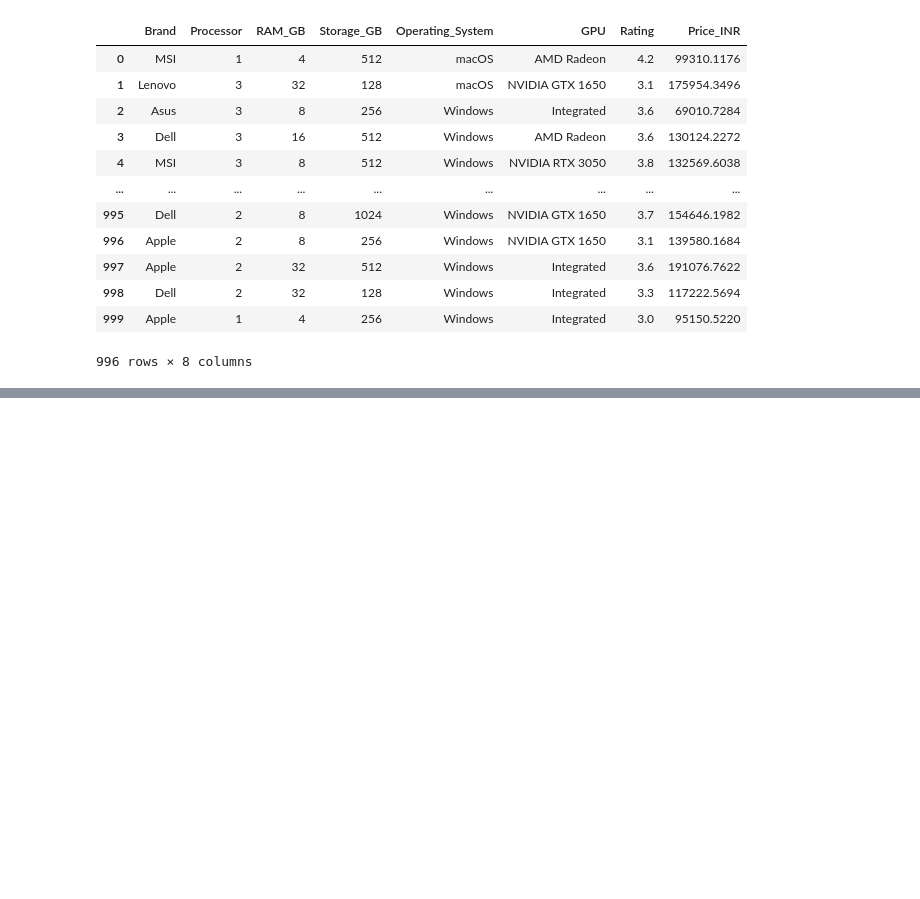
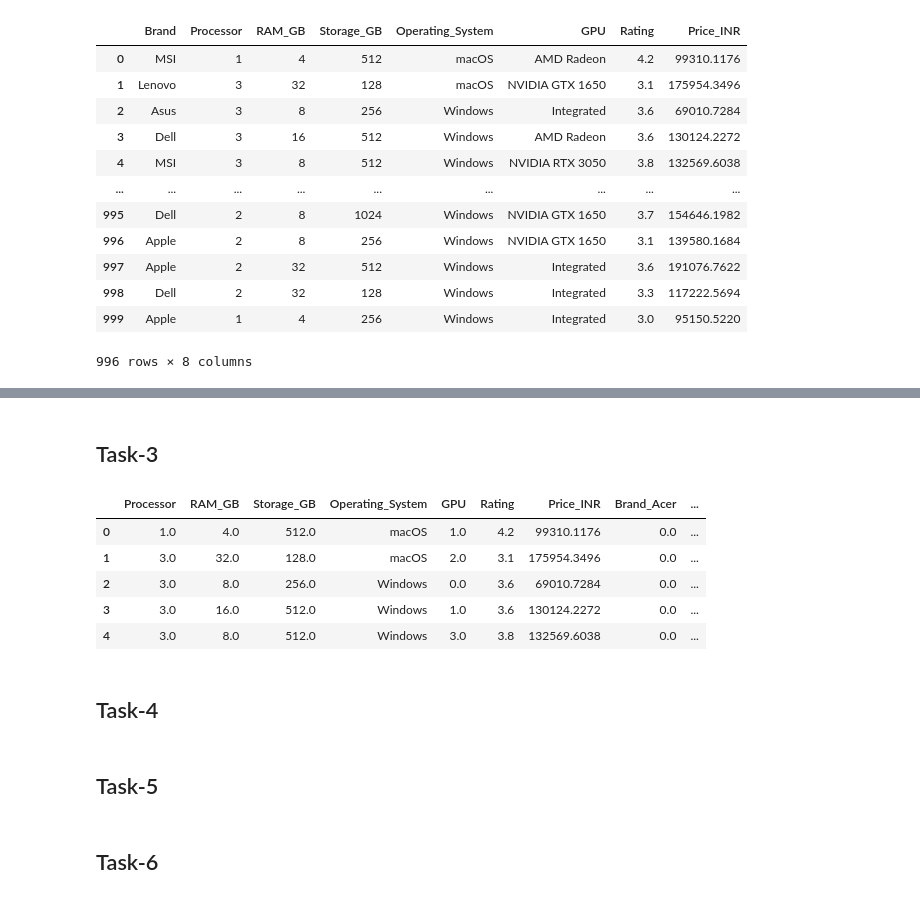
Before and after one commit to subxm/TekWorks, a Jupyter notebook: ML-Project/Amazon_laptop_price_prediction.ipynb, the cells around one changed output, grey strips where cells are left out. Drawn from its saved outputs; the diff is of its cells as text; code cells hidden in the pictures; blank space fills up the shorter version.

```diff
--- a/ML-Project/Amazon_laptop_price_prediction.ipynb
+++ b/ML-Project/Amazon_laptop_price_prediction.ipynb
@@ -130,0 +193,15 @@ data
+# %% [markdown]
+## Task-3
+# %%
+# all brand col convert into int
+data.drop(columns=['Brand'], inplace=True)
+data.head()
+# %% [output]
+|  | Processor | RAM_GB | Storage_GB | Operating_System | GPU | Rating | Price_INR | Brand_Acer | ... |
+| 0 | 1.0 | 4.0 | 512.0 | macOS | 1.0 | 4.2 | 99310.1176 | 0.0 | ... |
+| 1 | 3.0 | 32.0 | 128.0 | macOS | 2.0 | 3.1 | 175954.3496 | 0.0 | ... |
+| 2 | 3.0 | 8.0 | 256.0 | Windows | 0.0 | 3.6 | 69010.7284 | 0.0 | ... |
+| 3 | 3.0 | 16.0 | 512.0 | Windows | 1.0 | 3.6 | 130124.2272 | 0.0 | ... |
+| 4 | 3.0 | 8.0 | 512.0 | Windows | 3.0 | 3.8 | 132569.6038 | 0.0 | ... |
+# %% [markdown]
+## Task-4
@@ -130,0 +212,2 @@ data
+# %% [markdown]
+## Task-5
@@ -130,0 +218,2 @@ data
+# %% [markdown]
+## Task-6
```
Also changed, not shown: parts of 9 cells of this notebook, 5 other files.
